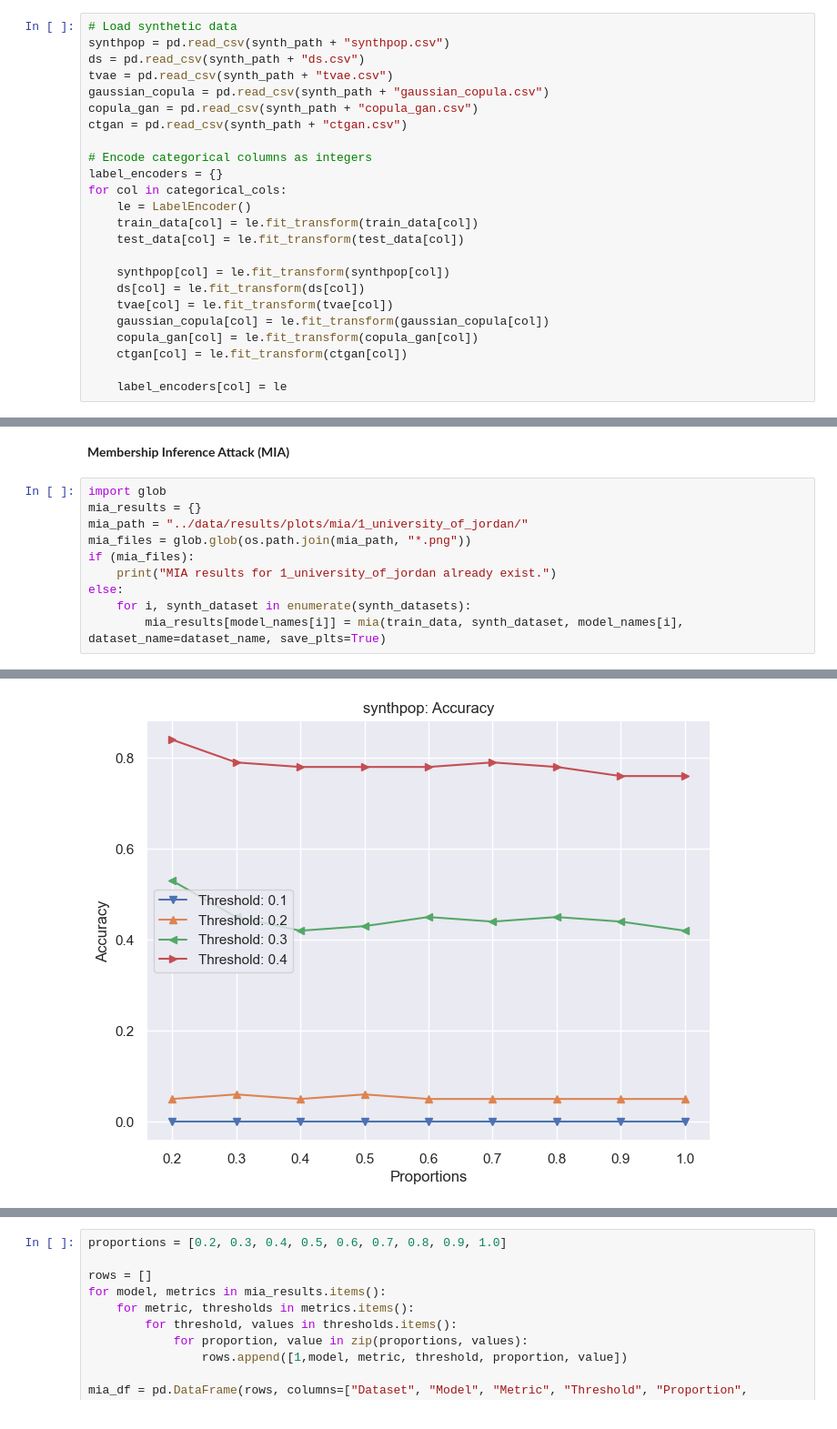
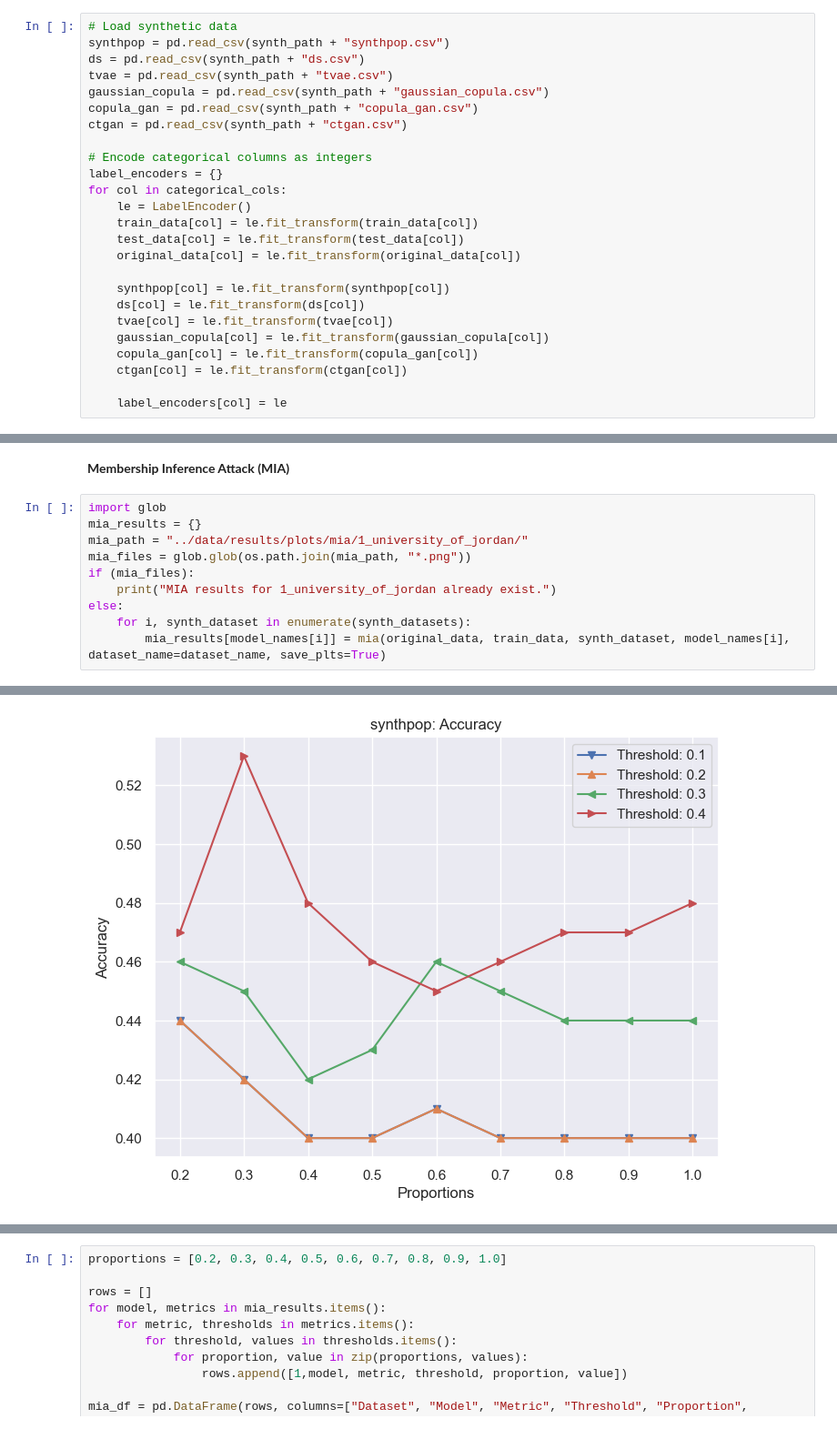
Before and after one commit to toHartel/bt-tobias-hartel, a Jupyter notebook: scripts/notebooks/1_university_of_jordan.ipynb, the cells around one changed output, grey strips where cells are left out. Shown at 91% size. Saved outputs shown, nothing was run; the diff lists cells and outputs as text.

```diff
--- a/scripts/notebooks/1_university_of_jordan.ipynb
+++ b/scripts/notebooks/1_university_of_jordan.ipynb
@@ -235,6 +235,7 @@ for col in categorical_cols:
     le = LabelEncoder()
     train_data[col] = le.fit_transform(train_data[col])
     test_data[col] = le.fit_transform(test_data[col])
+    original_data[col] = le.fit_transform(original_data[col])
 
     synthpop[col] = le.fit_transform(synthpop[col])
     ds[col] = le.fit_transform(ds[col])
@@ -482,5 +475,5 @@ if (mia_files):
     print("MIA results for 1_university_of_jordan already exist.")
 else:
     for i, synth_dataset in enumerate(synth_datasets):
-        mia_results[model_names[i]] = mia(train_data, synth_dataset, model_names[i], dataset_name=dataset_name, save_plts=True)
+        mia_results[model_names[i]] = mia(original_data, train_data, synth_dataset, model_names[i], dataset_name=dataset_name, save_plts=True)
 # %% [output]
@@ -488 +481 @@ else:
-[figure, old version]
+[figure, new version]
```
Also changed, not shown: parts of 8 cells of this notebook, 4 other files.
